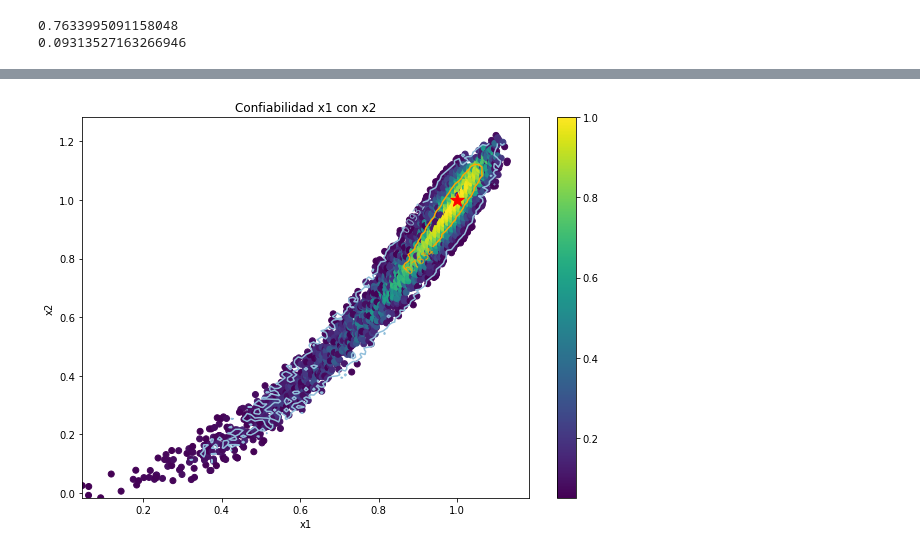
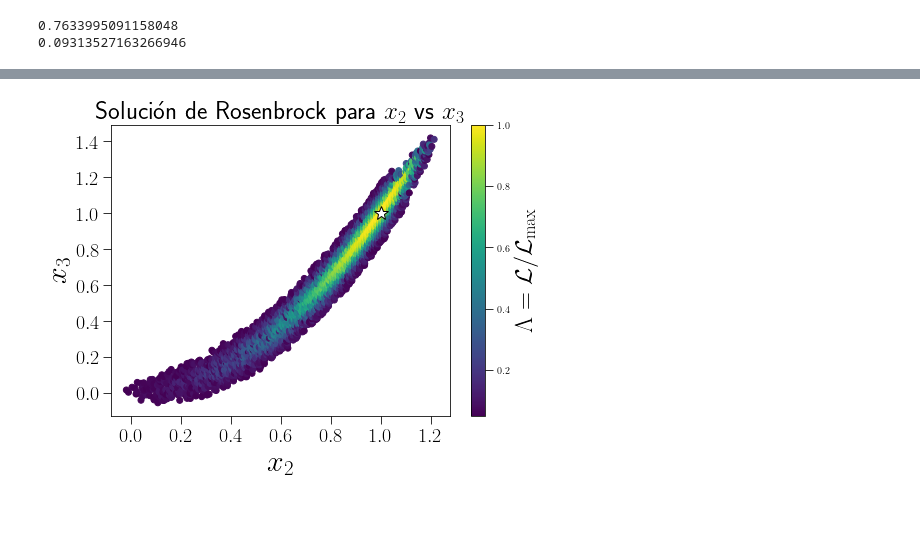
Before and after one commit to gadolfocastrillon/DarkMatterModels, a Jupyter notebook: Algoritmos geneticos/contour_confidence.ipynb, the cells around one changed output, grey strips where cells are left out. Saved outputs shown, nothing was run; the diff lists cells and outputs as text; code cells hidden in the pictures; blank space fills up the shorter version.

```diff
--- a/Algoritmos geneticos/contour_confidence.ipynb
+++ b/Algoritmos geneticos/contour_confidence.ipynb
@@ -185 +222,19 @@ graficar_confidence(dm2,best2,X,Y,Z)
+# %%
+Lmax = dm2['ratio']
+fig, ax = plt.subplots(figsize=(7.2,5.5))
+im = ax.scatter(best2['x2'],best2['x3'],c=best2['ratio']/Lmax,cmap='viridis')
+c = fig.colorbar(im)
+plt.plot(dm2['x2'], dm2['x3'],'w*', markersize=15,markeredgecolor='black')
+c.set_label(r'$\Lambda = \mathcal{L}/\mathcal{L}_{\rm max}$',weight='bold',size=25)
+plt.title(r'Solución de Rosenbrock para $x_{2}$ vs $x_{3}$',size=25,weight='bold')
+plt.xlabel(r'$x_{2}$', size=30, weight='bold')
+plt.ylabel(r'$x_{3}$', size=30, weight='bold')
+#plt.xlim(-1.5,1.5)
+#plt.ylim(-1.5,1.5)
+plt.xticks(fontsize=20)
+plt.yticks(fontsize=20)
+plt.tight_layout()
+plt.savefig('x2_vs_x3.png')
+# %% [output]
+[figure, added]
 # %%
@@ -187,5 +243,0 @@ best3,dm3 = regions_confidence(df,name="Confiabilidad x1 con x4",name1='x1',name
-# %%
-X,Y,Z = contorno(best3)
-graficar_confidence(dm3,best3,X,Y,Z)
-# %% [output]
-[figure, removed]
```
Also changed, not shown: parts of 26 cells of this notebook, 3 other files.
